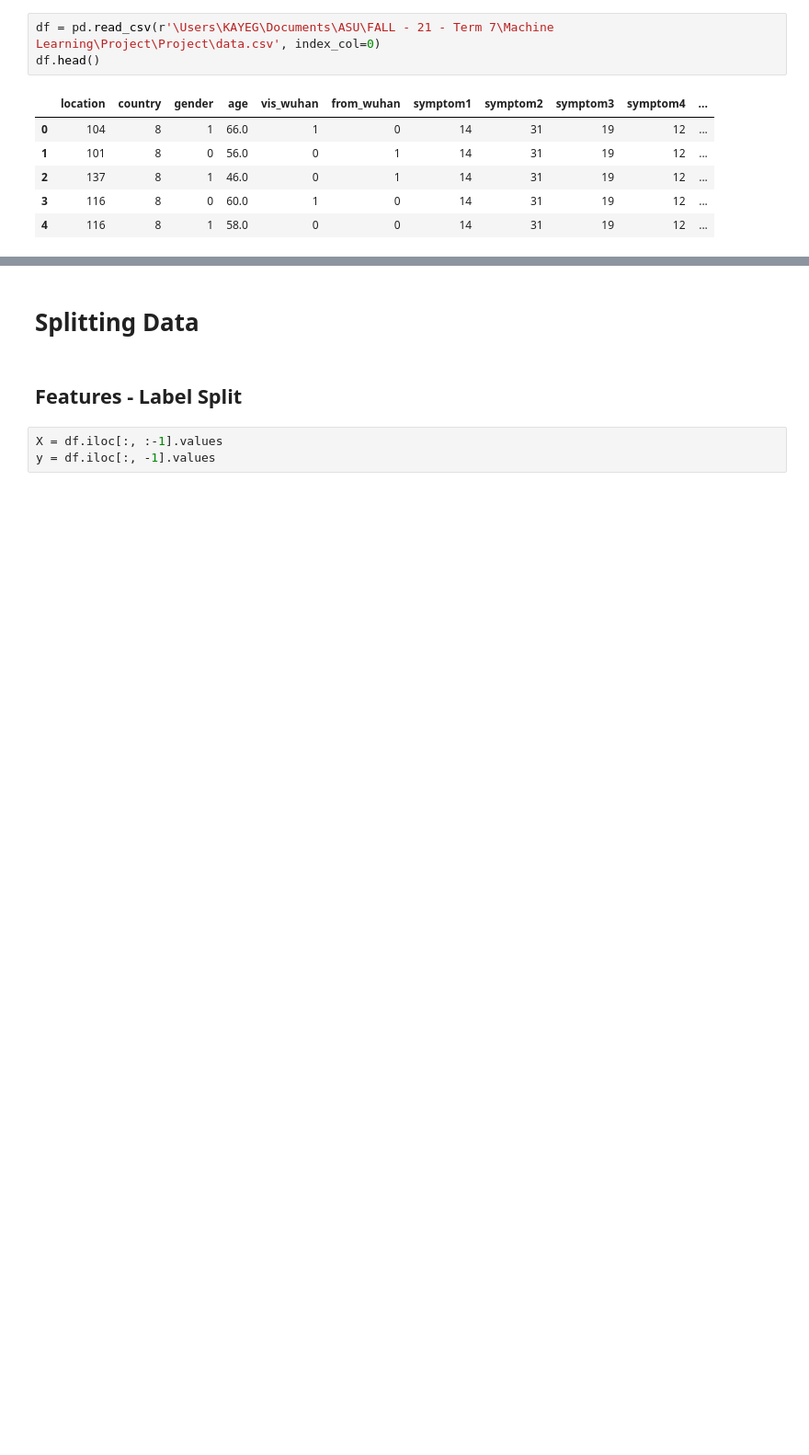
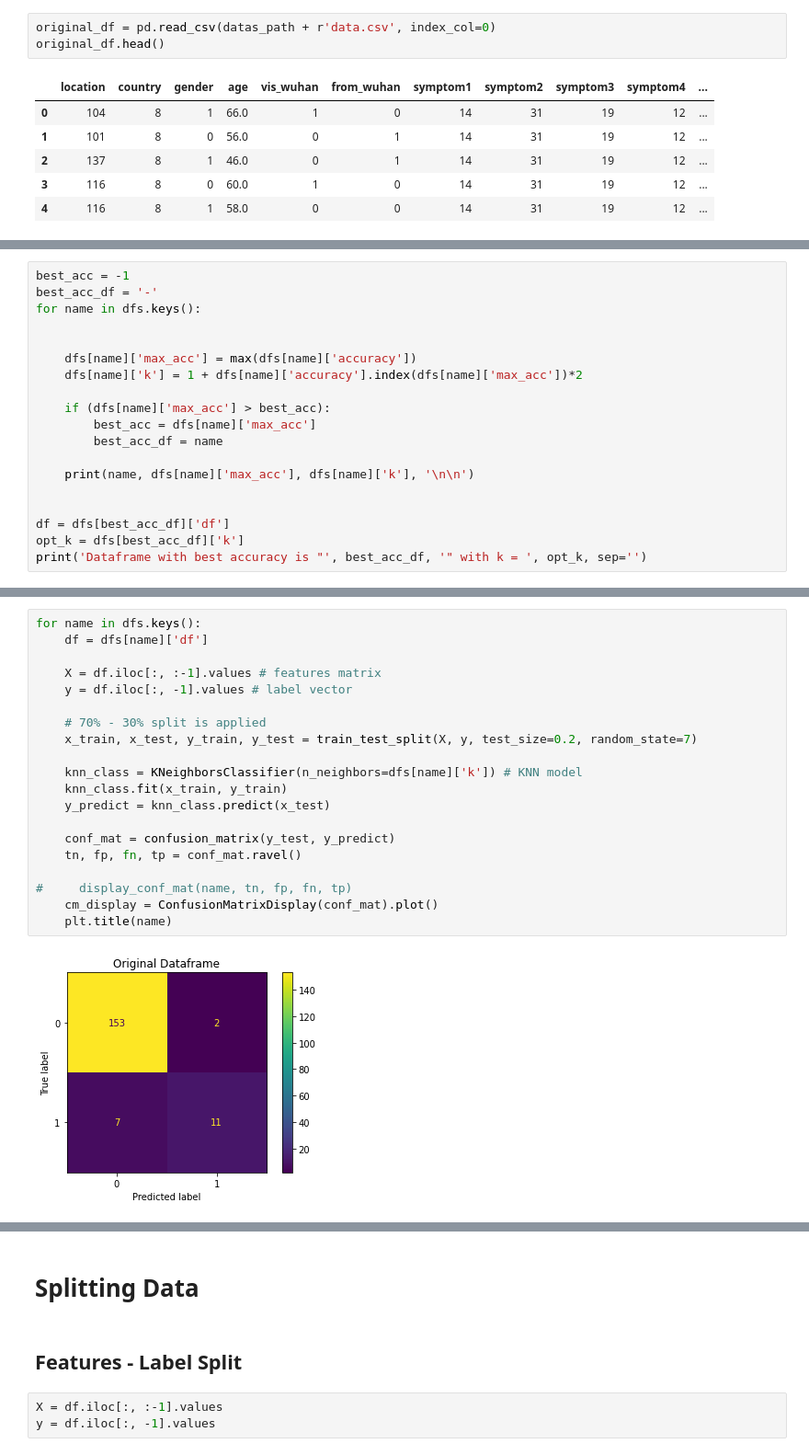
Before and after one commit to KAYounes/AIProject_Covid, a Jupyter notebook: code/KNN Classifier.ipynb, the cells around one changed output, grey strips where cells are left out. Shown at 92% size. Saved outputs shown, nothing was run; the diff lists cells and outputs as text; blank space fills up the shorter version.

Commit message:
finished KNN classifier using  SKLearn and implemented it using code, alsowith performance metricss

```diff
--- a/code/KNN Classifier.ipynb
+++ b/code/KNN Classifier.ipynb
@@ -15,6 +36,6 @@ import time
 # %%
-df = pd.read_csv(r'\Users\KAYEG\Documents\ASU\FALL - 21 - Term 7\Machine Learning\Project\Project\data.csv', index_col=0)
-df.head()
+original_df = pd.read_csv(datas_path + r'data.csv', index_col=0)
+original_df.head()
 # %% [output]
 |  | location | country | gender | age | vis_wuhan | from_wuhan | symptom1 | symptom2 | symptom3 | symptom4 | ... |
 | 0 | 104 | 8 | 1 | 66.0 | 1 | 0 | 14 | 31 | 19 | 12 | ... |
@@ -24,0 +80,19 @@ df.head()
+# %%
+best_acc = -1
+best_acc_df = '-'
+for name in dfs.keys():
+
+
+    dfs[name]['max_acc'] = max(dfs[name]['accuracy'])
+    dfs[name]['k'] = 1 + dfs[name]['accuracy'].index(dfs[name]['max_acc'])*2
+
+    if (dfs[name]['max_acc'] > best_acc):
+        best_acc = dfs[name]['max_acc']
+        best_acc_df = name
+
+    print(name, dfs[name]['max_acc'], dfs[name]['k'], '\n\n')
+
+
+df = dfs[best_acc_df]['df']
+opt_k = dfs[best_acc_df]['k']
+print('Dataframe with best accuracy is "', best_acc_df, '" with k = ', opt_k, sep='')
@@ -24,0 +113,22 @@ df.head()
+# %%
+for name in dfs.keys():
+    df = dfs[name]['df']
+
+    X = df.iloc[:, :-1].values # features matrix
+    y = df.iloc[:, -1].values # label vector
+
+    # 70% - 30% split is applied
+    x_train, x_test, y_train, y_test = train_test_split(X, y, test_size=0.2, random_state=7)
+
+    knn_class = KNeighborsClassifier(n_neighbors=dfs[name]['k']) # KNN model
+    knn_class.fit(x_train, y_train)
+    y_predict = knn_class.predict(x_test)
+
+    conf_mat = confusion_matrix(y_test, y_predict)
+    tn, fp, fn, tp = conf_mat.ravel()
+
+#     display_conf_mat(name, tn, fp, fn, tp)
+    cm_display = ConfusionMatrixDisplay(conf_mat).plot()
+    plt.title(name)
+# %% [output]
+[figure, added]
```
Also changed, not shown: parts of 50 cells of this notebook.
